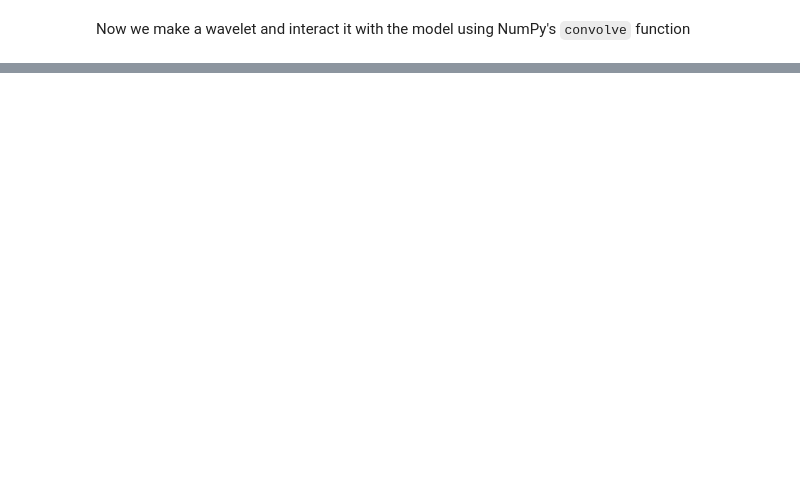
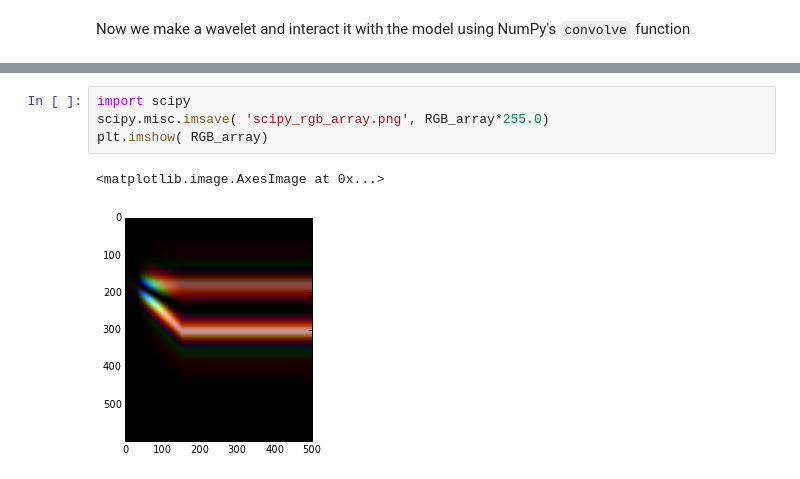
Before and after one commit to agilescientific/notebooks, a Jupyter notebook: To_make_a_wedge.ipynb, the cells around one changed output, grey strips where cells are left out. Saved outputs shown, nothing was run; the diff lists cells and outputs as text; blank space fills up the shorter version.

```diff
--- a/To_make_a_wedge.ipynb
+++ b/To_make_a_wedge.ipynb
@@ -120,0 +165,7 @@ for i in np.arange(len(frequencies)):
+# %%
+import scipy
+scipy.misc.imsave( 'scipy_rgb_array.png', RGB_array*255.0)
+plt.imshow( RGB_array)
+# %% [output]
+<matplotlib.image.AxesImage at 0x...>
+[figure, added]
```
Also changed, not shown: parts of 9 cells of this notebook, 3 other files.
